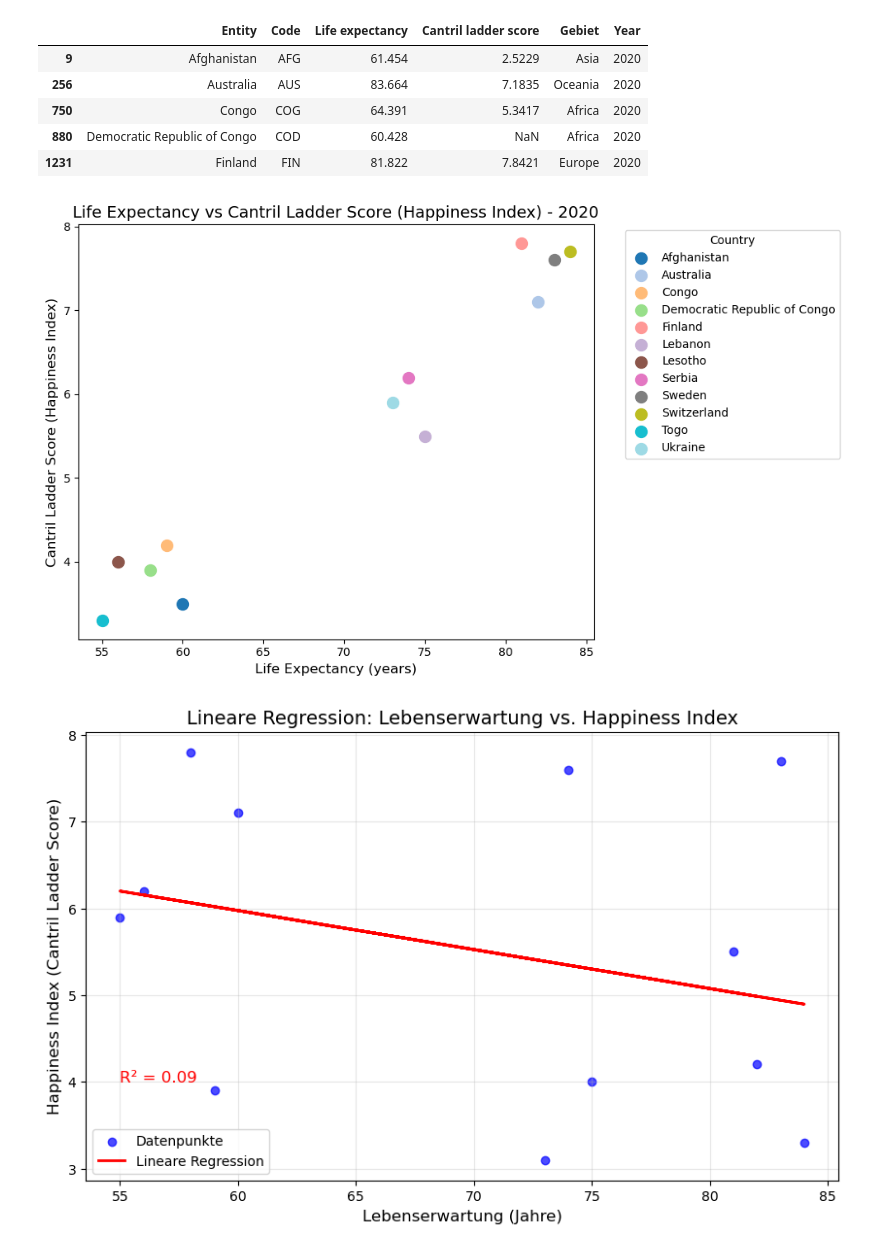
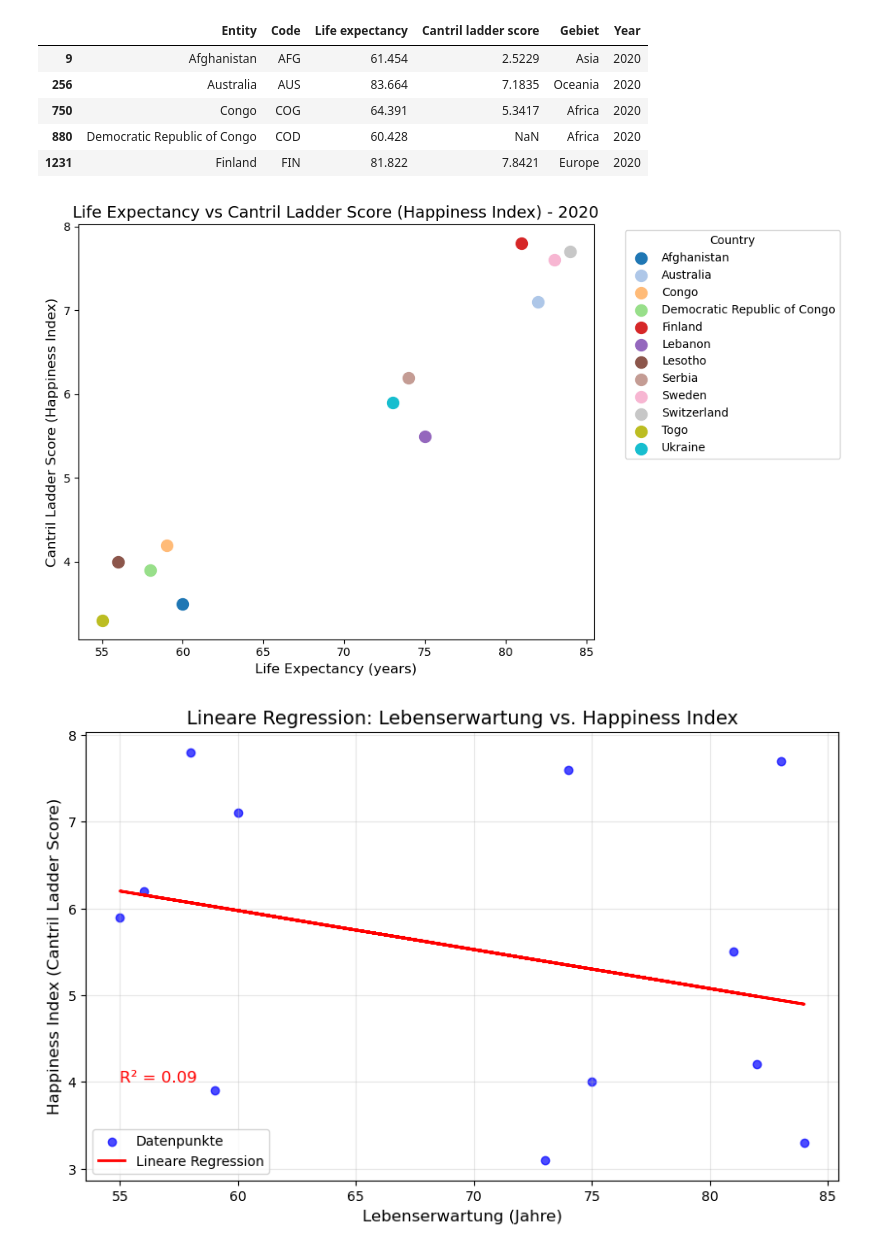
Before and after one commit to Elena-avk/elena, a Jupyter notebook: LN_Python_Elena_Yasemin.ipynb, the cells around one changed output. Cells and saved outputs as stored; diff of their text form; code cells hidden in the pictures.

```diff
--- a/LN_Python_Elena_Yasemin.ipynb
+++ b/LN_Python_Elena_Yasemin.ipynb
@@ -683,34 +683,35 @@ df_filtered_2020.head()
 # %%
 import matplotlib.pyplot as plt
 import numpy as np
 
 
 countries = ['Afghanistan', 'Australia', 'Congo', 'Democratic Republic of Congo',
              'Finland', 'Lebanon', 'Lesotho', 'Serbia', 'Sweden', 'Switzerland', 'Togo', 'Ukraine']
 life_expectancy = [60, 82, 59, 58, 81, 75, 56, 74, 83, 84, 55, 73]
 happiness_score = [3.5, 7.1, 4.2, 3.9, 7.8, 5.5, 4.0, 6.2, 7.6, 7.7, 3.3, 5.9]
 
 
-cmap = plt.cm.get_cmap('tab20', len(countries))  # Tab20 bietet 20 unterschiedliche Farben
-colors = [cmap(i) for i in range(len(countries))]
+from matplotlib import colormaps
+cmap = colormaps.get_cmap('tab20')
+colors = [cmap(i / len(countries)) for i in range(len(countries))]
 
 
 plt.figure(figsize=(10, 6))
 
 for i, country in enumerate(countries):
     plt.scatter(life_expectancy[i], happiness_score[i], color=colors[i], label=country, s=100)
 
 
 plt.title('Life Expectancy vs Cantril Ladder Score (Happiness Index) - 2020', fontsize=14)
 plt.xlabel('Life Expectancy (years)', fontsize=12)
 plt.ylabel('Cantril Ladder Score (Happiness Index)', fontsize=12)
 plt.legend(title='Country', bbox_to_anchor=(1.05, 1), loc='upper left')
 
 
 plt.tight_layout()
 plt.show()
 # %% [output]
-[figure, old version]
+[figure, new version]
 # %%
 import numpy as np
 import matplotlib.pyplot as plt
```
